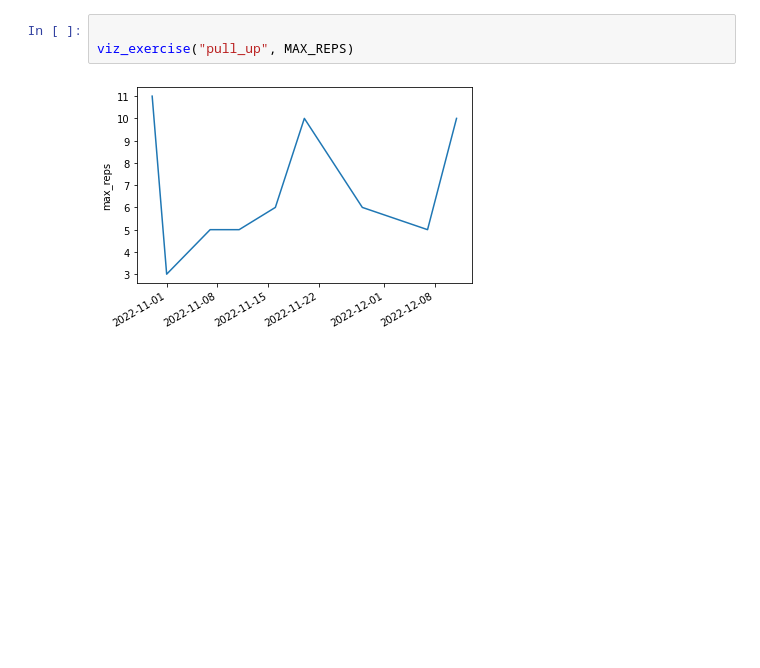
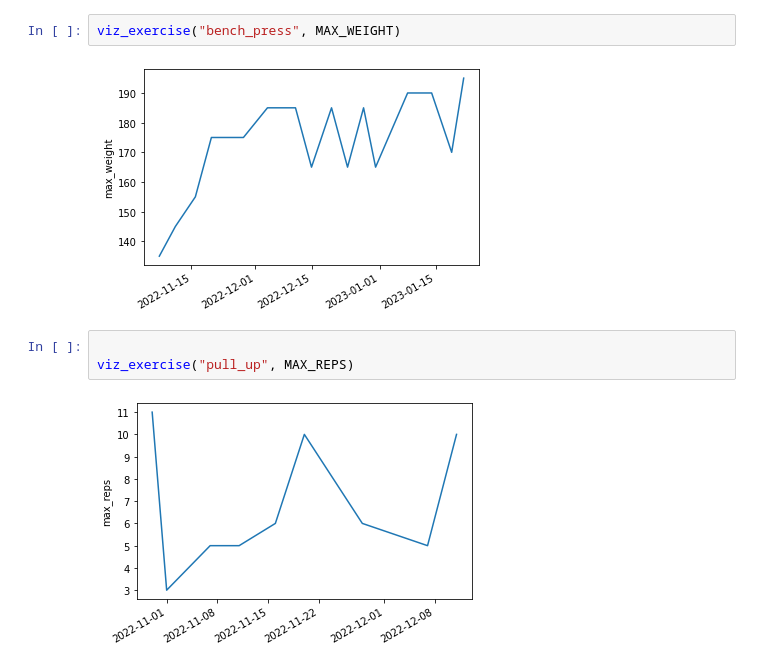
Before and after one commit to EthanSargent/fitness, a Jupyter notebook: fitness.ipynb, the cells around one changed output. Cells and saved outputs as stored; diff of their text form; blank space fills up the shorter version.

```diff
--- a/fitness.ipynb
+++ b/fitness.ipynb
@@ -23,3 +42,7 @@ viz_exercise("pull_up", VOLUME)
+# %%
+viz_exercise("bench_press", MAX_WEIGHT)
+# %% [output]
+[figure, added]
 # %%
 
 viz_exercise("pull_up", MAX_REPS)
```
Also changed, not shown: parts of 7 cells of this notebook, 10 other files.
